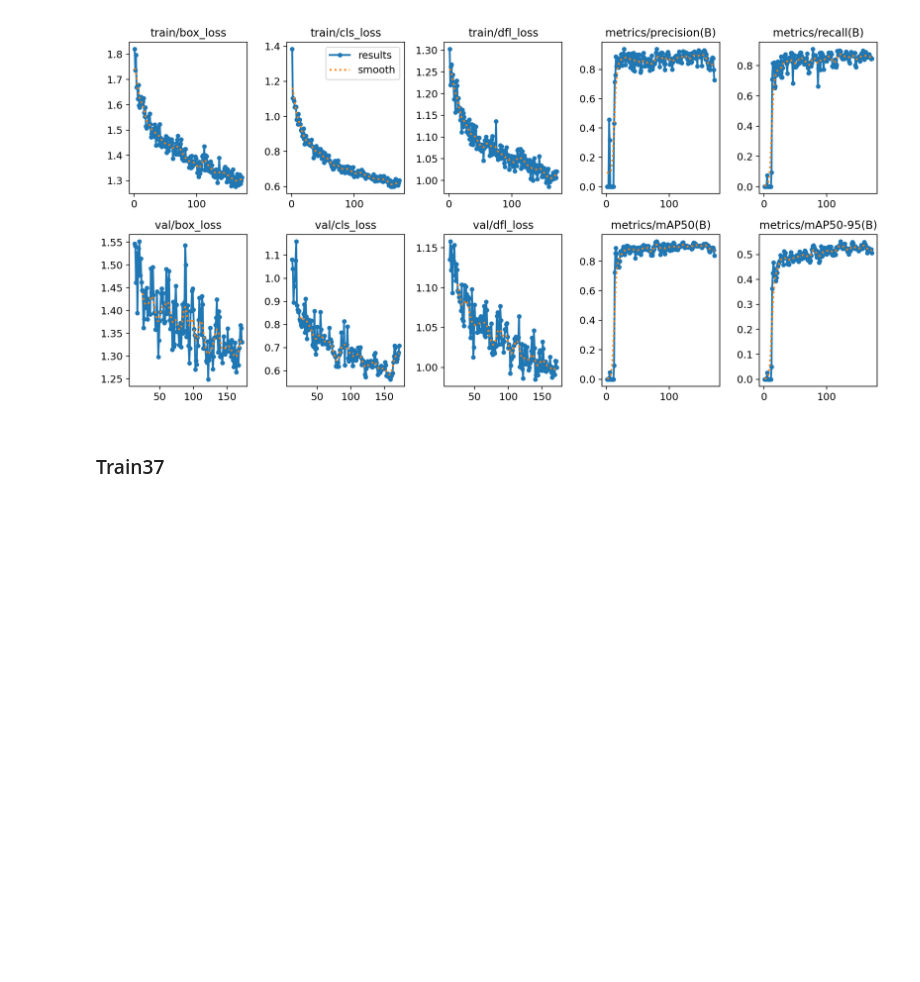
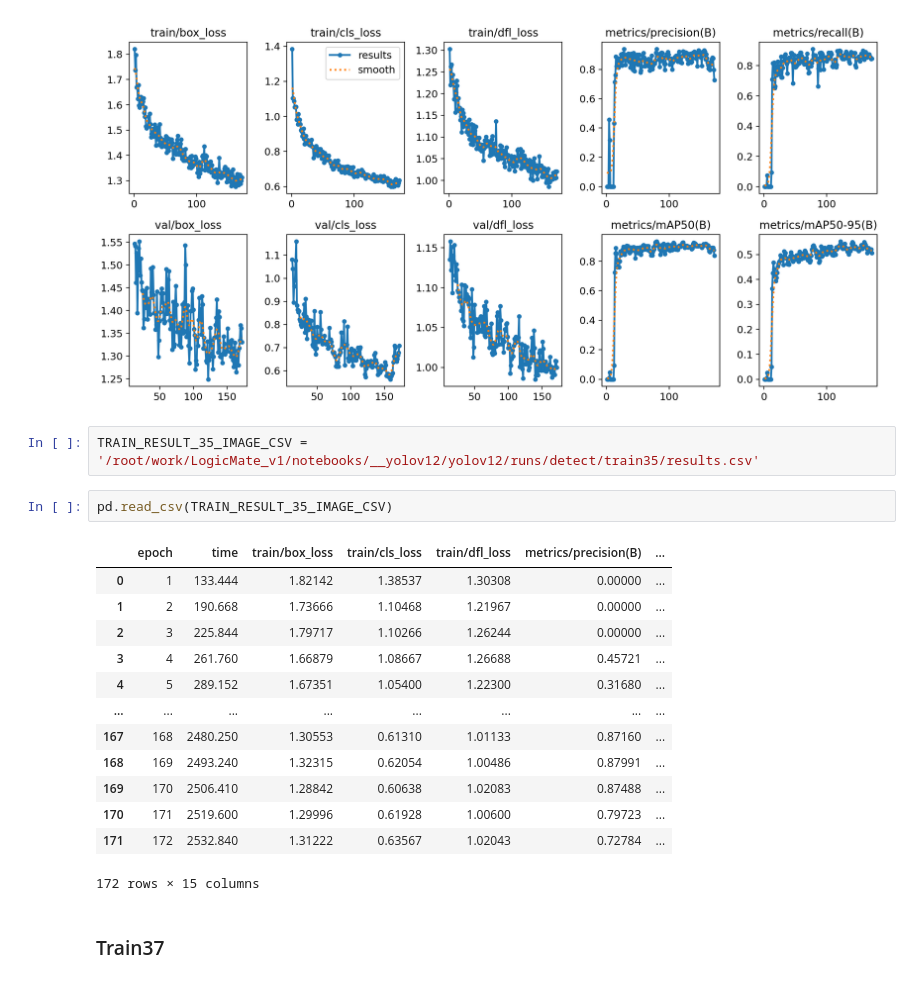
Before and after one commit to LogicMateBot/LogicMate-v1, a Jupyter notebook: notebooks/2_Yolo.ipynb, the cells around one changed output. Drawn from its saved outputs; the diff is of its cells as text; blank space fills up the shorter version.

```diff
--- a/notebooks/2_Yolo.ipynb
+++ b/notebooks/2_Yolo.ipynb
@@ -345,6 +396,24 @@ TRAIN_RESULT_35_IMAGE_DIR = '/root/work/LogicMate_v1/notebooks/__yolov12/yolov12
 Image(filename=TRAIN_RESULT_35_IMAGE_DIR, width=600)
 # %% [output]
 [figure]
+# %%
+TRAIN_RESULT_35_IMAGE_CSV = '/root/work/LogicMate_v1/notebooks/__yolov12/yolov12/runs/detect/train35/results.csv'
+# %%
+pd.read_csv(TRAIN_RESULT_35_IMAGE_CSV)
+# %% [output]
+|  | epoch | time | train/box_loss | train/cls_loss | train/dfl_loss | metrics/precision(B) | ... |
+| 0 | 1 | 133.444 | 1.82142 | 1.38537 | 1.30308 | 0.00000 | ... |
+| 1 | 2 | 190.668 | 1.73666 | 1.10468 | 1.21967 | 0.00000 | ... |
+| 2 | 3 | 225.844 | 1.79717 | 1.10266 | 1.26244 | 0.00000 | ... |
+| 3 | 4 | 261.760 | 1.66879 | 1.08667 | 1.26688 | 0.45721 | ... |
+| 4 | 5 | 289.152 | 1.67351 | 1.05400 | 1.22300 | 0.31680 | ... |
+| ... | ... | ... | ... | ... | ... | ... | ... |
+| 167 | 168 | 2480.250 | 1.30553 | 0.61310 | 1.01133 | 0.87160 | ... |
+| 168 | 169 | 2493.240 | 1.32315 | 0.62054 | 1.00486 | 0.87991 | ... |
+| 169 | 170 | 2506.410 | 1.28842 | 0.60638 | 1.02083 | 0.87488 | ... |
+| 170 | 171 | 2519.600 | 1.29996 | 0.61928 | 1.00600 | 0.79723 | ... |
+| 171 | 172 | 2532.840 | 1.31222 | 0.63567 | 1.02043 | 0.72784 | ... |
+172 rows × 15 columns
 # %% [markdown]
 ### Train37
 # %% [markdown]
```
Also changed, not shown: parts of 39 cells of this notebook, 3 other files.
